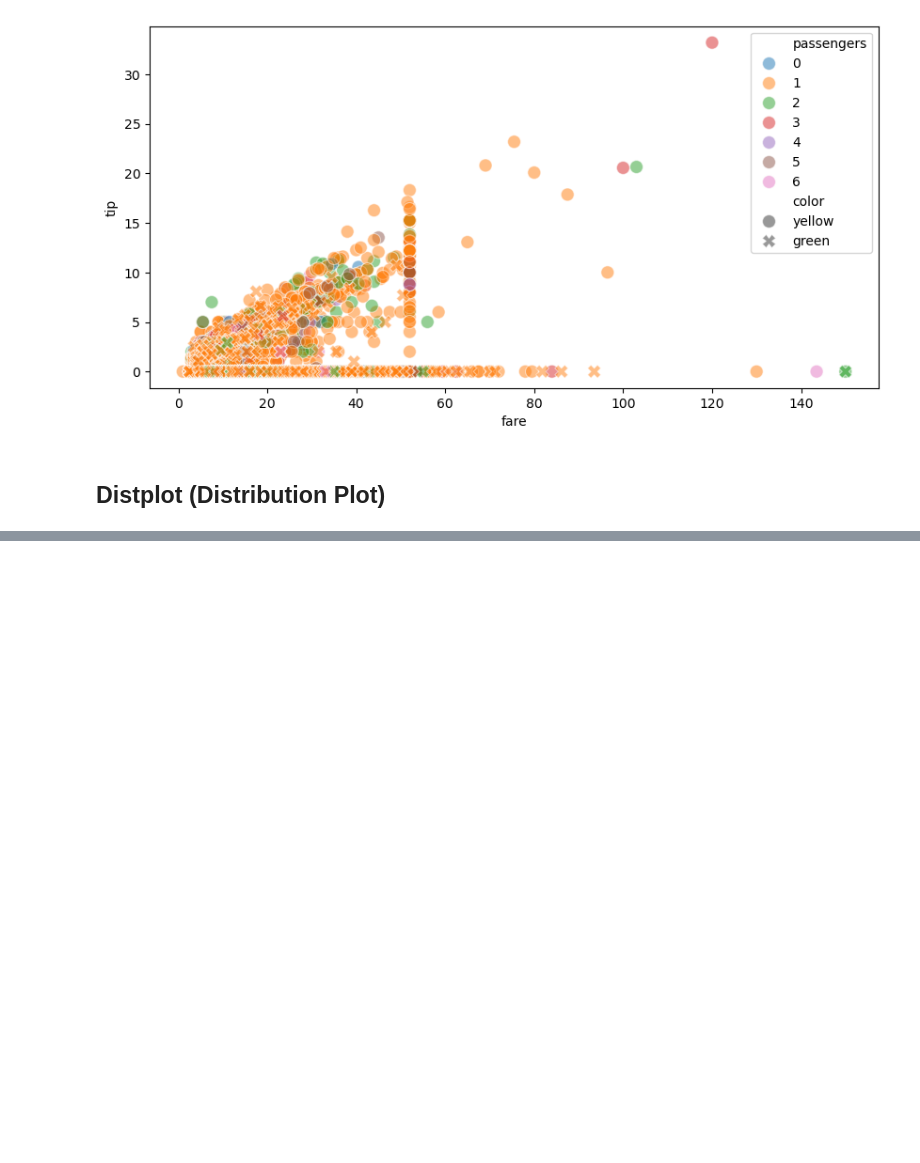
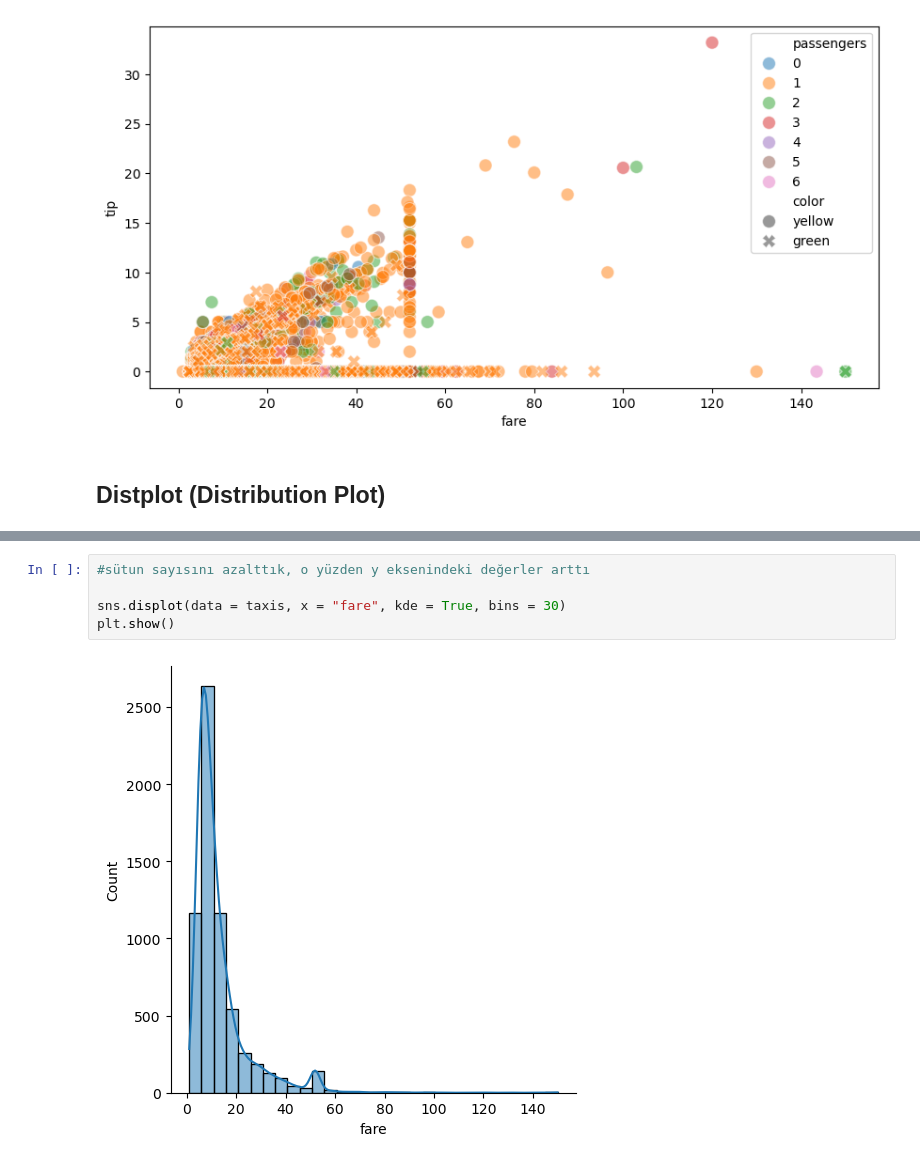
Before and after one commit to mustafacelik-86/expert-octo-journey, a Jupyter notebook: Seaborn Classes.ipynb, the cells around one changed output, grey strips where cells are left out. Drawn from its saved outputs; the diff is of its cells as text; blank space fills up the shorter version.

```diff
--- a/Seaborn Classes.ipynb
+++ b/Seaborn Classes.ipynb
@@ -194,0 +208,7 @@ plt.show()
+# %%
+#sütun sayısını azalttık, o yüzden y eksenindeki değerler arttı
+
+sns.displot(data = taxis, x = "fare", kde = True, bins = 30)
+plt.show()
+# %% [output]
+[figure, added]
```
Also changed, not shown: parts of 62 cells of this notebook.
